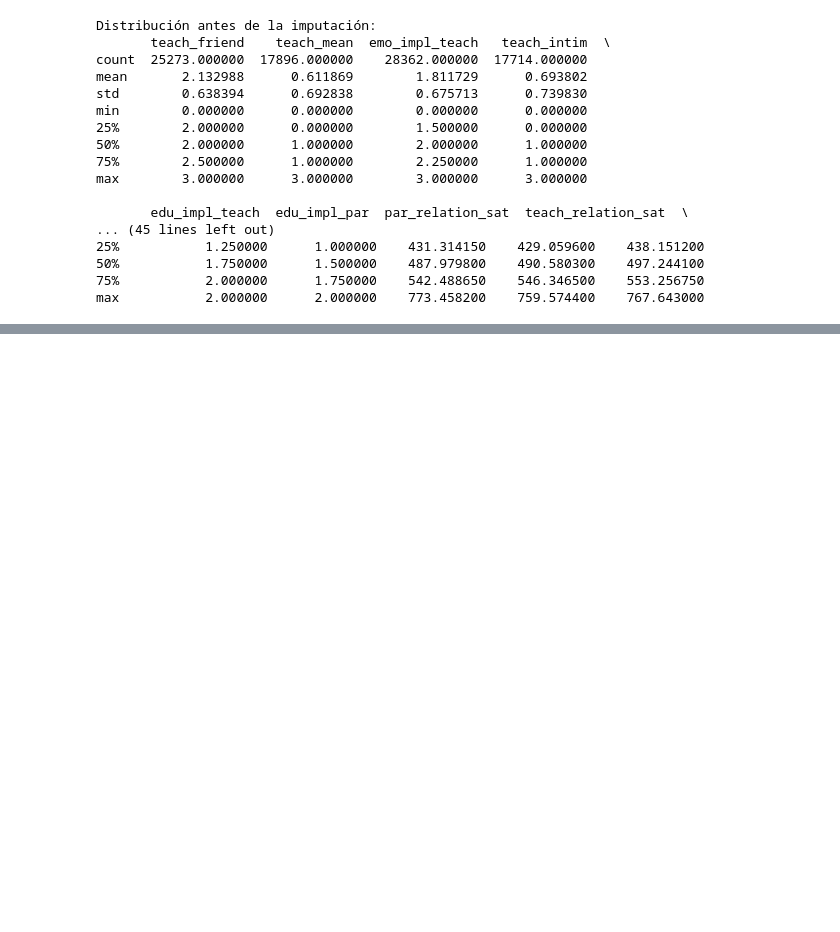
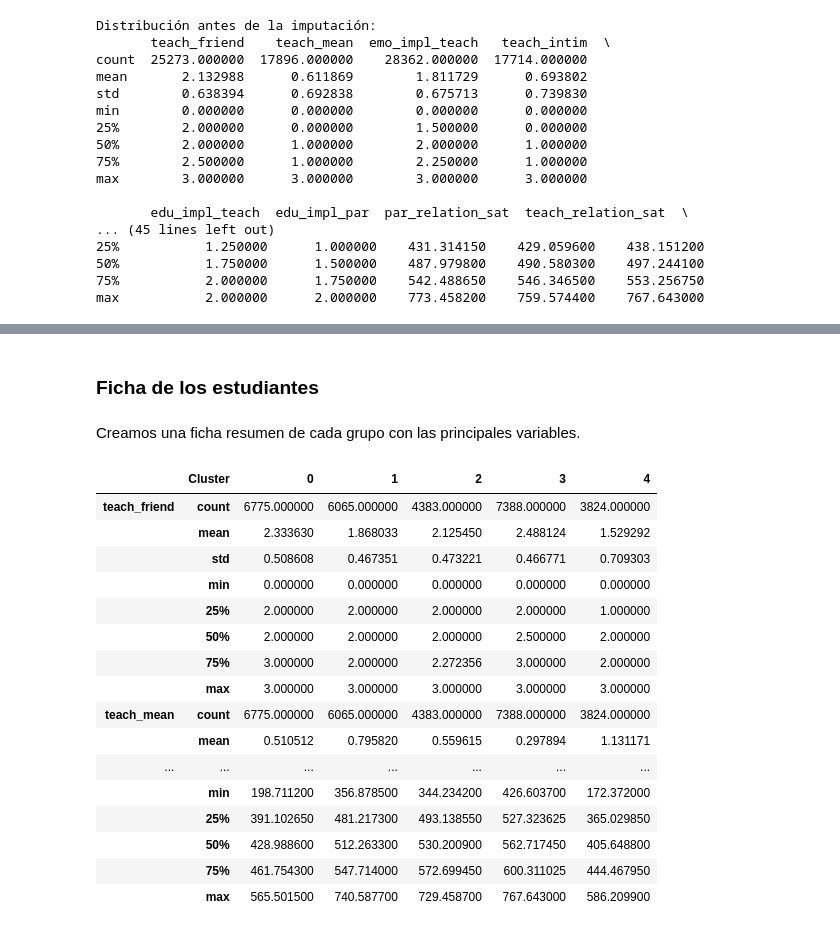
Before and after one commit to sara-fuentes/tfm_pisa_educacion, a Jupyter notebook: clustering_students.ipynb, the cells around one changed output, grey strips where cells are left out. Cells and saved outputs as stored; diff of their text form; code cells hidden in the pictures; blank space fills up the shorter version.

```diff
--- a/clustering_students.ipynb
+++ b/clustering_students.ipynb
@@ -527,0 +621,7 @@ max           2.000000      2.000000    773.458200    759.574400    767.643000
+# %%
+n_clusters = 5  # ejemplo, ajusta según los gráficos anteriores
+kmeans = KMeans(n_clusters=n_clusters, random_state=42)
+clusters = kmeans.fit_predict(df_scaled)
+
+# 3. Añadir los clusters al DataFrame original
+df_imputed['Cluster'] = clusters
@@ -527,0 +693,4 @@ max           2.000000      2.000000    773.458200    759.574400    767.643000
+# %% [markdown]
+### Ficha de los estudiantes
+# %% [markdown]
+Creamos una ficha resumen de cada grupo con las principales variables.
@@ -527,0 +699,27 @@ max           2.000000      2.000000    773.458200    759.574400    767.643000
+# %%
+(
+    df_imputed
+    .groupby("Cluster")
+    .describe()
+    .T
+    .style
+    .background_gradient(cmap = 'Blues', axis = 1)
+)
+# %% [output]
+|  | Cluster | 0 | 1 | 2 | 3 | 4 |
+| teach_friend | count | 6775.000000 | 6065.000000 | 4383.000000 | 7388.000000 | 3824.000000 |
+|  | mean | 2.333630 | 1.868033 | 2.125450 | 2.488124 | 1.529292 |
+|  | std | 0.508608 | 0.467351 | 0.473221 | 0.466771 | 0.709303 |
+|  | min | 0.000000 | 0.000000 | 0.000000 | 0.000000 | 0.000000 |
+|  | 25% | 2.000000 | 2.000000 | 2.000000 | 2.000000 | 1.000000 |
+|  | 50% | 2.000000 | 2.000000 | 2.000000 | 2.500000 | 2.000000 |
+|  | 75% | 3.000000 | 2.000000 | 2.272356 | 3.000000 | 2.000000 |
+|  | max | 3.000000 | 3.000000 | 3.000000 | 3.000000 | 3.000000 |
+| teach_mean | count | 6775.000000 | 6065.000000 | 4383.000000 | 7388.000000 | 3824.000000 |
+|  | mean | 0.510512 | 0.795820 | 0.559615 | 0.297894 | 1.131171 |
+| ... | ... | ... | ... | ... | ... | ... |
+|  | min | 198.711200 | 356.878500 | 344.234200 | 426.603700 | 172.372000 |
+|  | 25% | 391.102650 | 481.217300 | 493.138550 | 527.323625 | 365.029850 |
+|  | 50% | 428.988600 | 512.263300 | 530.200900 | 562.717450 | 405.648800 |
+|  | 75% | 461.754300 | 547.714000 | 572.699450 | 600.311025 | 444.467950 |
+|  | max | 565.501500 | 740.587700 | 729.458700 | 767.643000 | 586.209900 |
```
Also changed, not shown: parts of 20 cells of this notebook.
